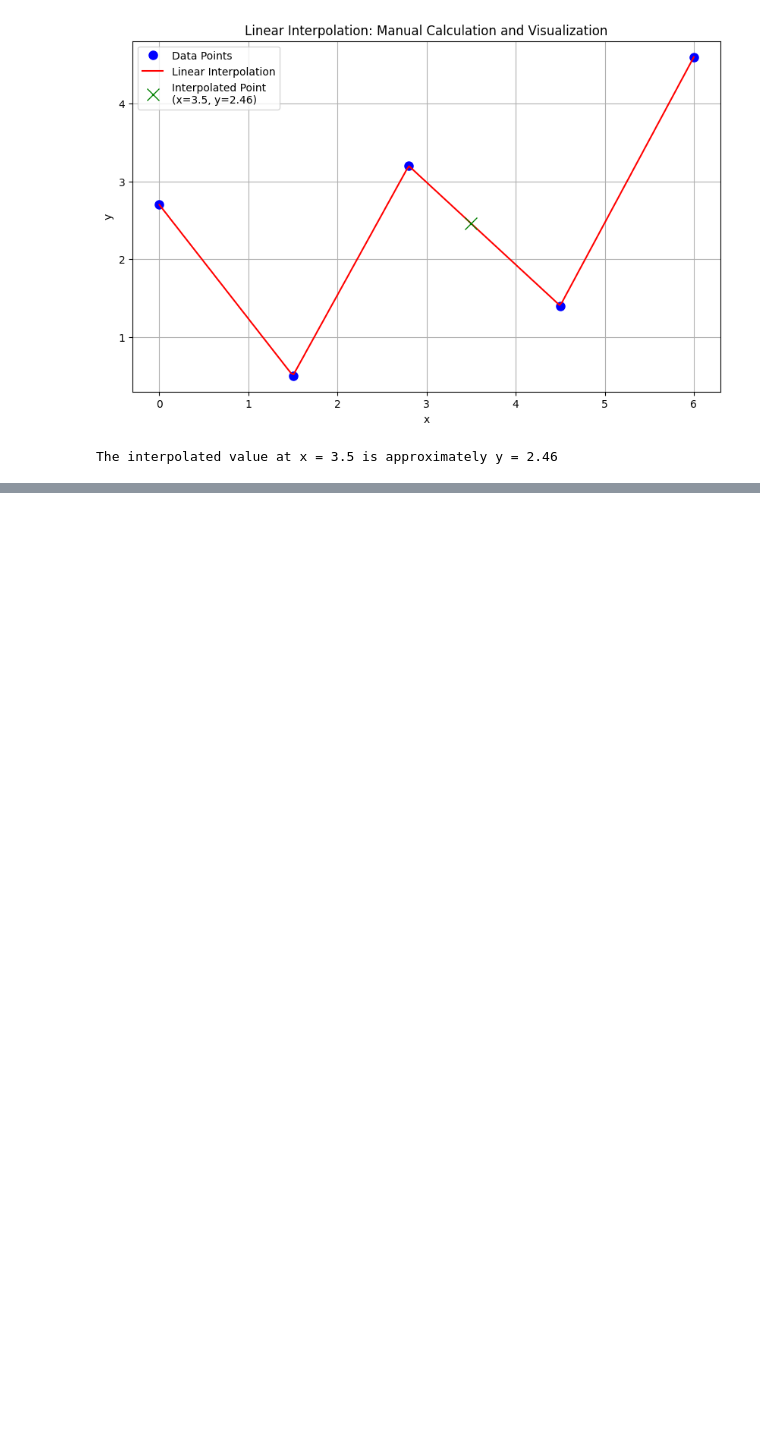
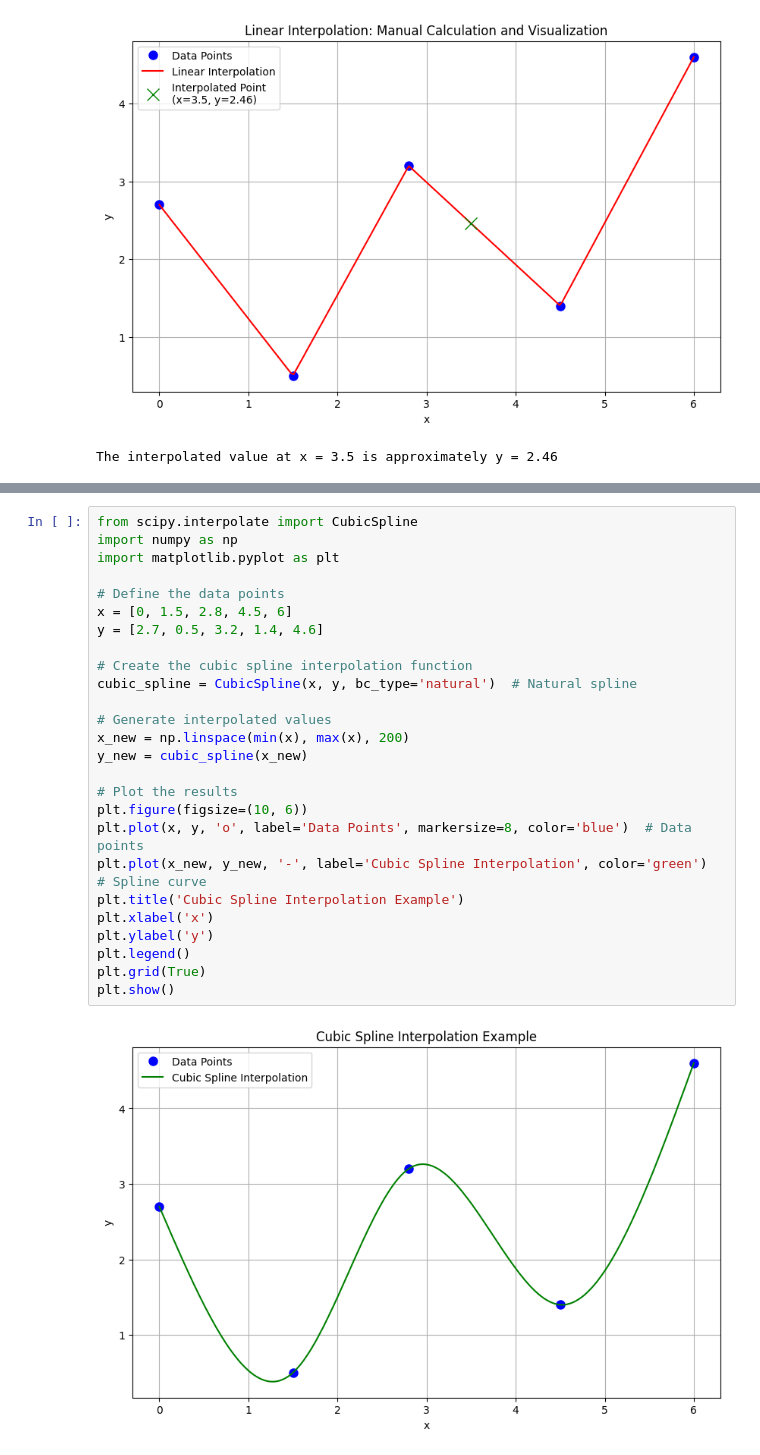
Before and after one commit to helghand1/MAT421, a Jupyter notebook: Module_B_Interpolation.ipynb, the cells around one changed output, grey strips where cells are left out. Cells and saved outputs as stored; diff of their text form; blank space fills up the shorter version.

Commit message:
Finished Cubic Spline Interpolation

```diff
--- a/Module_B_Interpolation.ipynb
+++ b/Module_B_Interpolation.ipynb
@@ -104,0 +113,28 @@ The interpolated value at x = 3.5 is approximately y = 2.46
+# %%
+from scipy.interpolate import CubicSpline
+import numpy as np
+import matplotlib.pyplot as plt
+
+# Define the data points
+x = [0, 1.5, 2.8, 4.5, 6]
+y = [2.7, 0.5, 3.2, 1.4, 4.6]
+
+# Create the cubic spline interpolation function
+cubic_spline = CubicSpline(x, y, bc_type='natural')  # Natural spline
+
+# Generate interpolated values
+x_new = np.linspace(min(x), max(x), 200)
+y_new = cubic_spline(x_new)
+
+# Plot the results
+plt.figure(figsize=(10, 6))
+plt.plot(x, y, 'o', label='Data Points', markersize=8, color='blue')  # Data points
+plt.plot(x_new, y_new, '-', label='Cubic Spline Interpolation', color='green')  # Spline curve
+plt.title('Cubic Spline Interpolation Example')
+plt.xlabel('x')
+plt.ylabel('y')
+plt.legend()
+plt.grid(True)
+plt.show()
+# %% [output]
+[figure, added]
```
Also changed, not shown: parts of 1 cell of this notebook.
